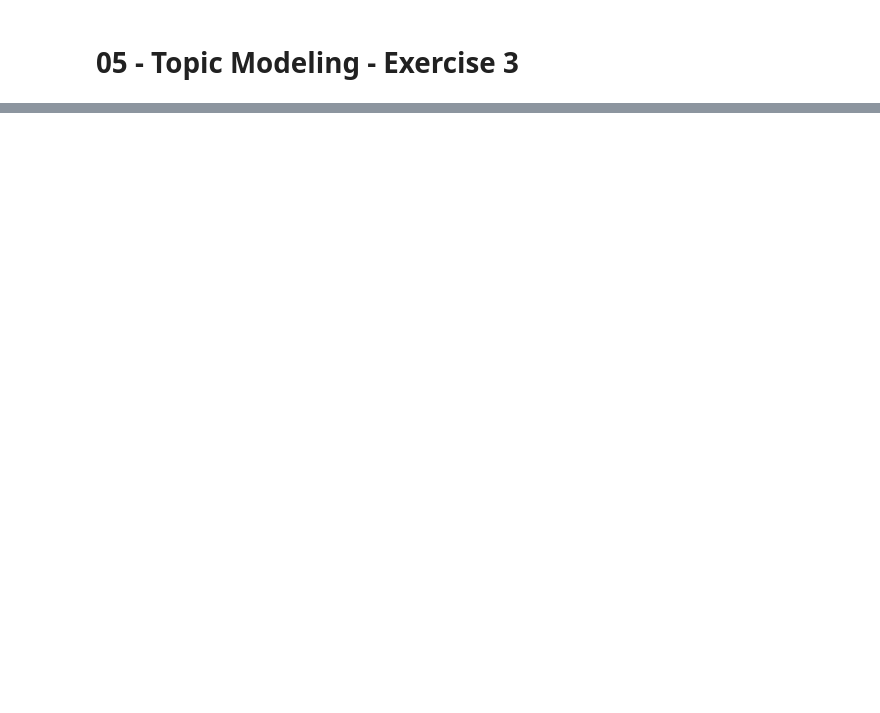
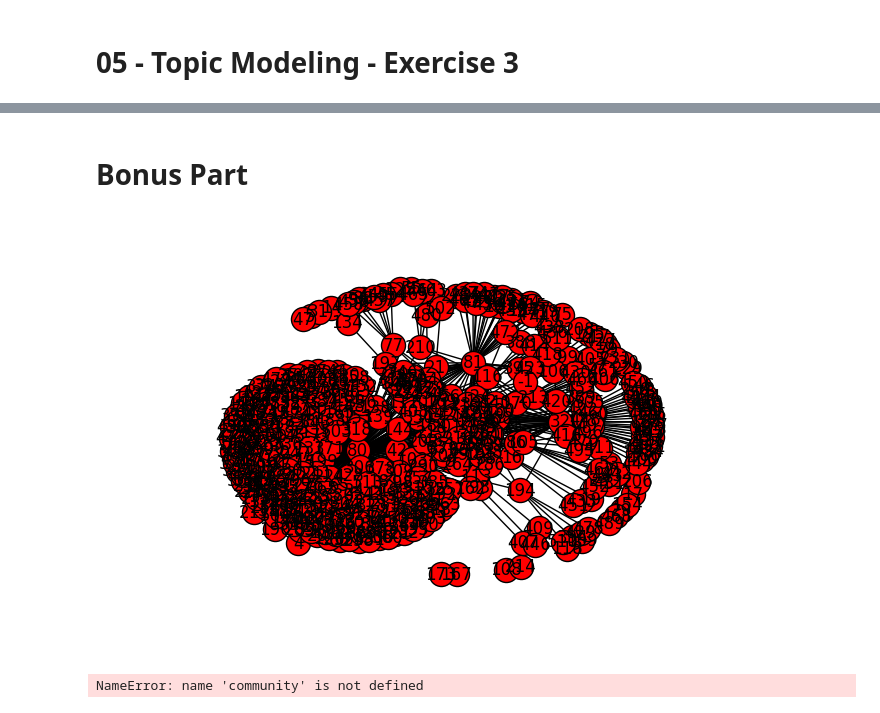
Before and after one commit to Symsystem/adaepflHomework, a Jupyter notebook: 05 - Taming Text/Ex03 - Topic Modeling.ipynb, the cells around one changed output, grey strips where cells are left out. Saved outputs shown, nothing was run; the diff lists cells and outputs as text; code cells hidden in the pictures; blank space fills up the shorter version.

Commit message:
bonus in progress

```diff
--- a/05 - Taming Text/Ex03 - Topic Modeling.ipynb
+++ b/05 - Taming Text/Ex03 - Topic Modeling.ipynb
@@ -110,0 +95,41 @@ topic # 50 : bolivia arturo secretary also much thanks best june maria traveled
+# %% [markdown]
+# Bonus Part
+# %%
+import networkx as nx
+import matplotlib.pyplot as plt
+clinton_emails = pd.read_csv('hillary-clinton-emails/emails.csv')
+mail_aliases = pd.read_csv('hillary-clinton-emails/Aliases.csv')
+clinton_emails_receivers = pd.read_csv('hillary-clinton-emails/EmailReceivers.csv')
+
+liste = []
+for i, j in clinton_emails.iterrows():
+    email, sender = j[['Id', 'SenderPersonId']]
+
+    receivers = []
+    for i, j in clinton_emails_receivers[clinton_emails_receivers['EmailId'] == email].iterrows():
+        receivers.append(mail_aliases[mail_aliases['PersonId'] == j['PersonId']]['PersonId'].iloc[0])
+    if(np.isnan(sender)):
+        sender = -1
+
+    liste.append(((int)(sender), receivers))
+
+G = nx.Graph()
+
+
+for sender, receivers in liste:
+    for receiver in receivers:
+        G.add_edge(sender, receiver)
+
+nx.draw(G, with_labels=True)
+plt.show()
+# %% [output]
+[figure, added]
+# %%
+import pythoncom
+partition = community.best_partition(G)
+values = [partition.get(node) for node in G.nodes()]
+
+nx.draw_spring(G, cmap = plt.get_cmap('jet'), node_color = values, node_size = 10, with_labels=True)
+plt.show()
+# %% [output]
+NameError: name 'community' is not defined
```
Also changed, not shown: parts of 1 cell of this notebook.
